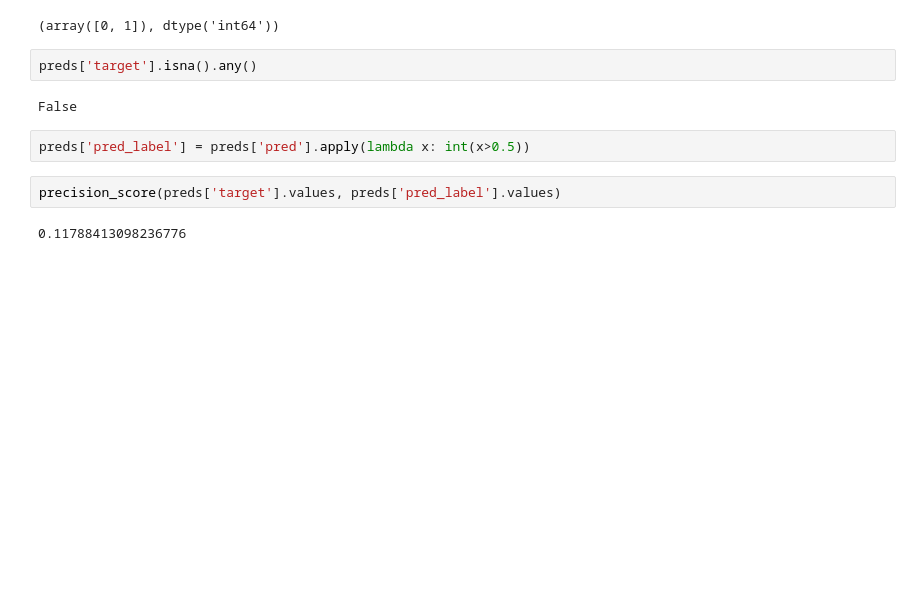
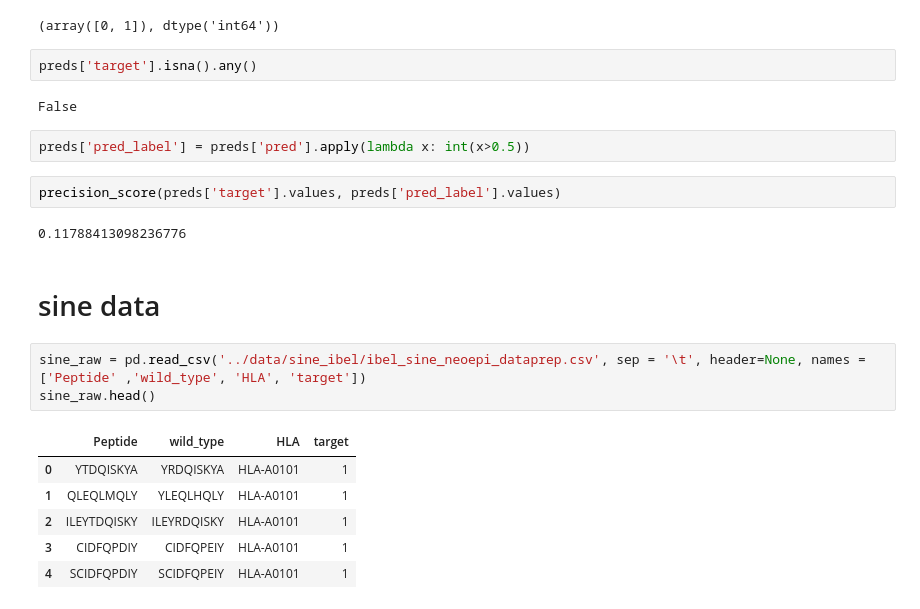
Before and after one commit to richieYT-wan/cedar, a Jupyter notebook: notebook/230724_TrainDataPruning.ipynb, the cells around one changed output. Cells and saved outputs as stored; diff of their text form; blank space fills up the shorter version.

```diff
--- a/notebook/230724_TrainDataPruning.ipynb
+++ b/notebook/230724_TrainDataPruning.ipynb
@@ -944,3 +942,15 @@ preds['pred_label'] = preds['pred'].apply(lambda x: int(x>0.5))
 precision_score(preds['target'].values, preds['pred_label'].values)
 # %% [output]
 0.11788413098236776
+# %% [markdown]
+# sine data
+# %%
+sine_raw = pd.read_csv('../data/sine_ibel/ibel_sine_neoepi_dataprep.csv', sep = '\t', header=None, names = ['Peptide' ,'wild_type', 'HLA', 'target'])
+sine_raw.head()
+# %% [output]
+|  | Peptide | wild_type | HLA | target |
+| 0 | YTDQISKYA | YRDQISKYA | HLA-A0101 | 1 |
+| 1 | QLEQLMQLY | YLEQLHQLY | HLA-A0101 | 1 |
+| 2 | ILEYTDQISKY | ILEYRDQISKY | HLA-A0101 | 1 |
+| 3 | CIDFQPDIY | CIDFQPEIY | HLA-A0101 | 1 |
+| 4 | SCIDFQPDIY | SCIDFQPEIY | HLA-A0101 | 1 |
```
Also changed, not shown: parts of 11 cells of this notebook, 11 other files.
